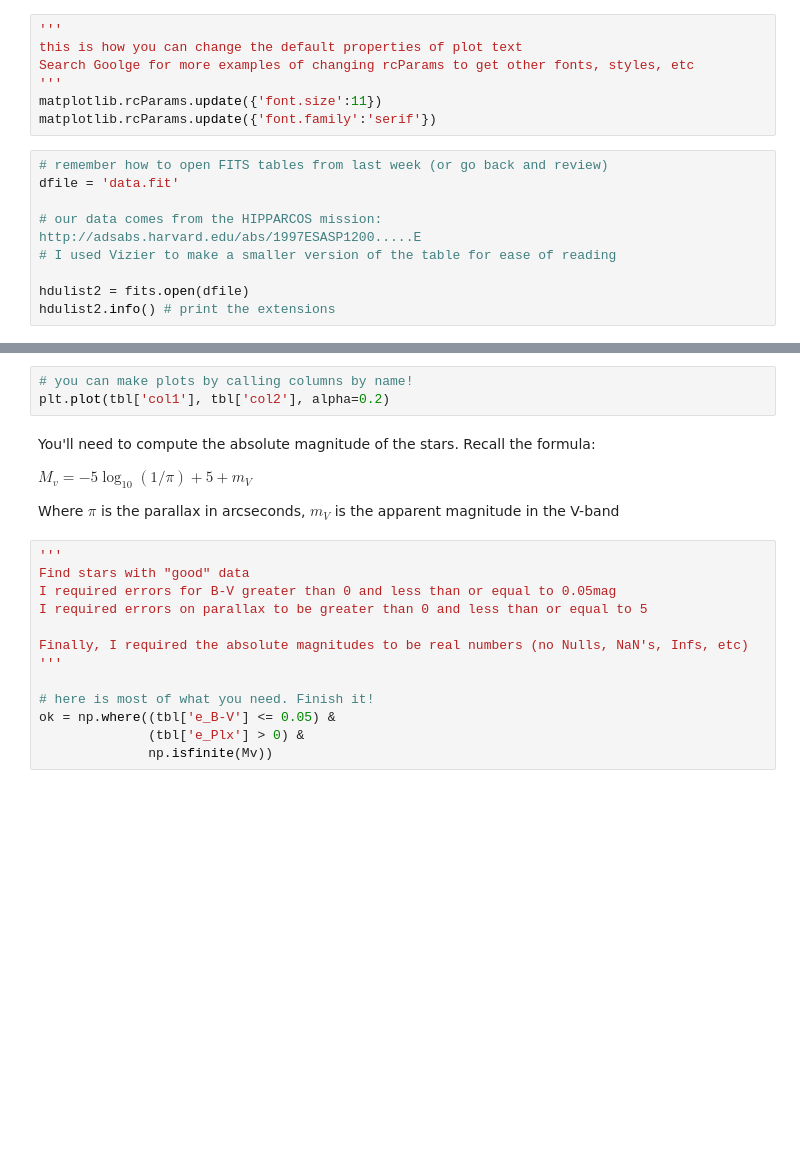
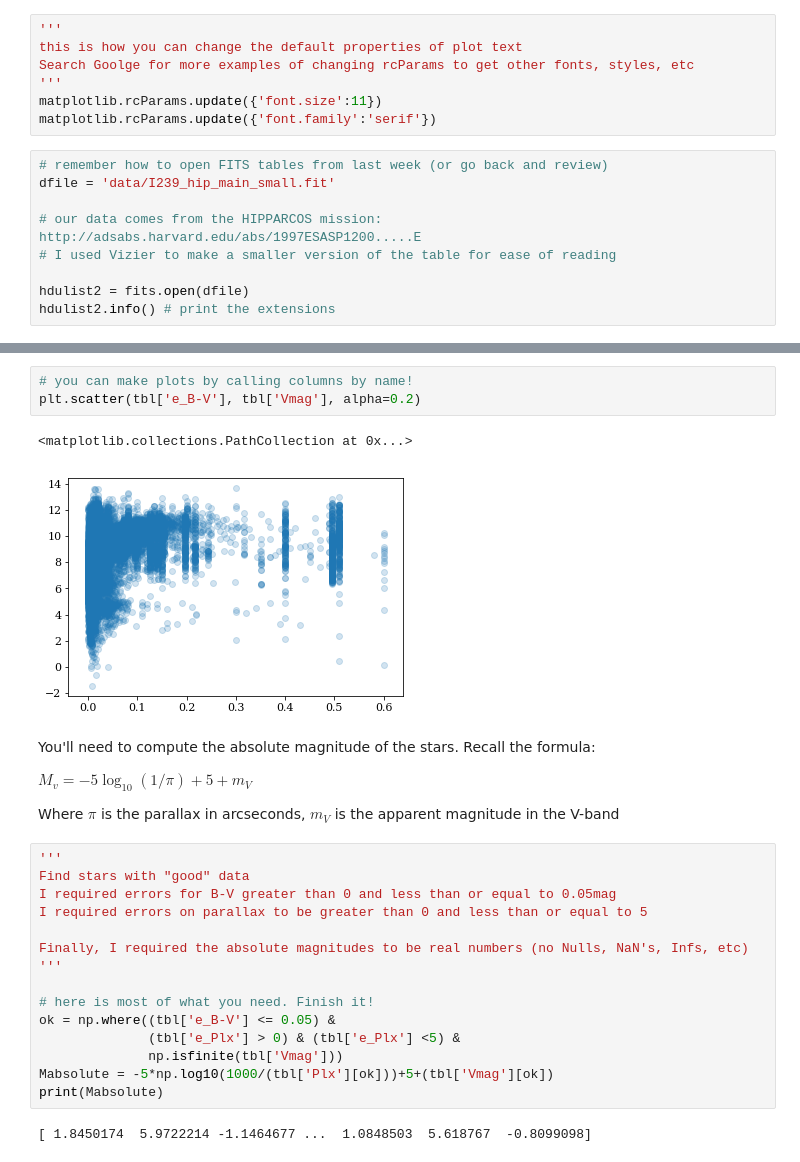
Before and after one commit to jradavenport/WWU-seminar-2018, a Jupyter notebook: lab5/example_plots.ipynb, the cells around one changed output, grey strips where cells are left out. Drawn from its saved outputs; the diff is of its cells as text; blank space fills up the shorter version.

```diff
--- a/lab5/example_plots.ipynb
+++ b/lab5/example_plots.ipynb
@@ -25,7 +25,7 @@ matplotlib.rcParams.update({'font.size':11})
 matplotlib.rcParams.update({'font.family':'serif'})
 # %%
 # remember how to open FITS tables from last week (or go back and review)
-dfile = 'data.fit'
+dfile = 'data/I239_hip_main_small.fit'
 
 # our data comes from the HIPPARCOS mission: http://adsabs.harvard.edu/abs/1997ESASP1200.....E
 # I used Vizier to make a smaller version of the table for ease of reading
@@ -39,6 +57,9 @@ tbl.columns # print the columns available (can be called by name!)
 # %%
 # you can make plots by calling columns by name!
-plt.plot(tbl['col1'], tbl['col2'], alpha=0.2)
+plt.scatter(tbl['e_B-V'], tbl['Vmag'], alpha=0.2)
+# %% [output]
+<matplotlib.collections.PathCollection at 0x...>
+[figure, added]
 # %% [markdown]
 You'll need to compute the absolute magnitude of the stars. Recall the formula:
 
@@ -56,6 +77,10 @@ Finally, I required the absolute magnitudes to be real numbers (no Nulls, NaN's,
 
 # here is most of what you need. Finish it!
 ok = np.where((tbl['e_B-V'] <= 0.05) &
-              (tbl['e_Plx'] > 0) &
-              np.isfinite(Mv))
+              (tbl['e_Plx'] > 0) & (tbl['e_Plx'] <5) &
+              np.isfinite(tbl['Vmag']))
+Mabsolute = -5*np.log10(1000/(tbl['Plx'][ok]))+5+(tbl['Vmag'][ok])
+print(Mabsolute)
+# %% [output]
+[ 1.8450174  5.9722214 -1.1464677 ...  1.0848503  5.618767  -0.8099098]
 # %%
```
Also changed, not shown: parts of 3 cells of this notebook, 1 other file.
